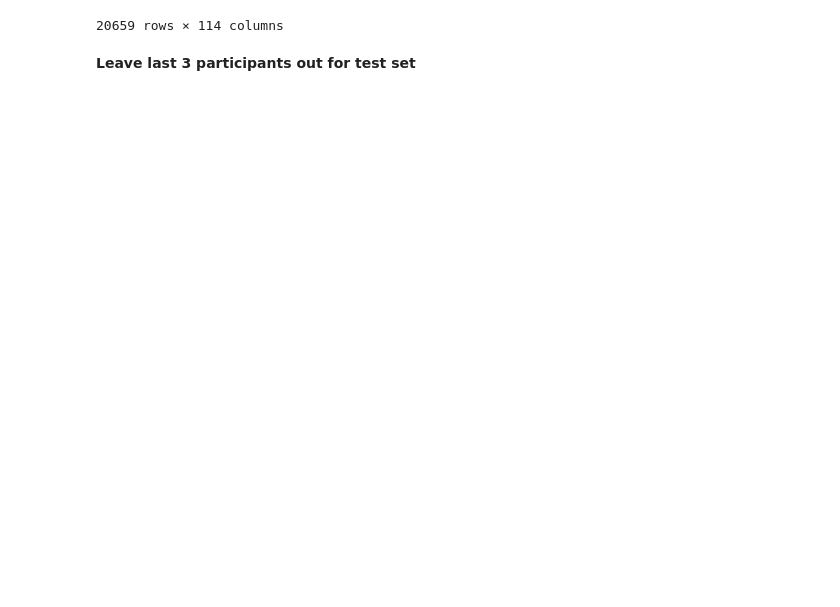
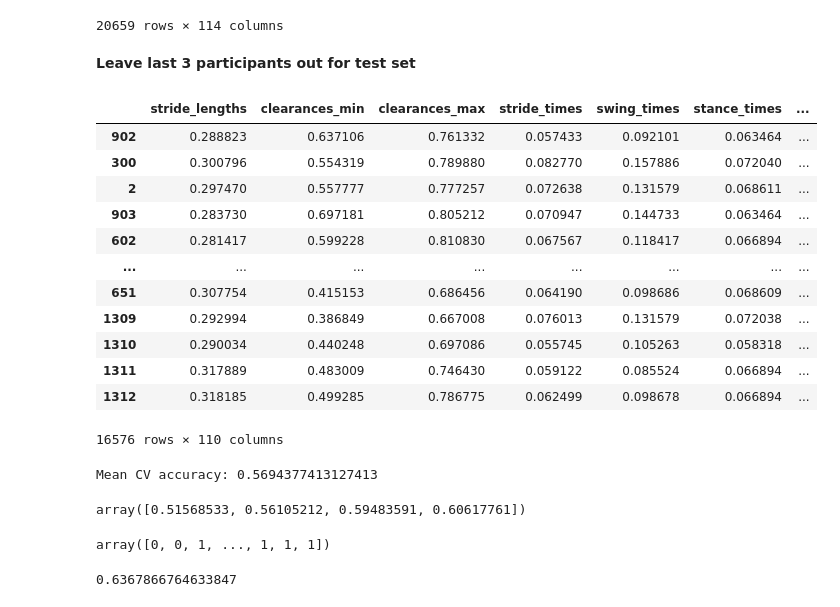
Before and after one commit to abhi-neelam/Fatigue-Detection, a Jupyter notebook: notebooks/study_replication/replication_globalised_ml.ipynb, the cells around one changed output. Drawn from its saved outputs; the diff is of its cells as text; code cells hidden in the pictures; blank space fills up the shorter version.

Commit message:
fail to replicate results from paper due to poor accuracy

```diff
--- a/notebooks/study_replication/replication_globalised_ml.ipynb
+++ b/notebooks/study_replication/replication_globalised_ml.ipynb
@@ -167,3 +169,43 @@ test_participant_ids = [15,17,18]
 
 train_df = merged_participant_df[(merged_participant_df['Participant'] != 15) & (merged_participant_df['Participant'] != 17) & (merged_participant_df['Participant'] != 18)]
 test_df = merged_participant_df[(merged_participant_df['Participant'] == 15) | (merged_participant_df['Participant'] == 17) | (merged_participant_df['Participant'] == 18)]
+# %%
+trainX = train_df.drop(columns=['stride_index', 'Participant', 'is_fatigue', 'is_right_foot'], axis=1)
+trainy = (train_df['is_fatigue'] == True)
+
+testX = test_df.drop(columns=['stride_index', 'Participant', 'is_fatigue', 'is_right_foot'], axis=1)
+testy = (test_df['is_fatigue'] == True)
+# %%
+trainX
+# %% [output]
+|  | stride_lengths | clearances_min | clearances_max | stride_times | swing_times | stance_times | ... |
+| 902 | 0.288823 | 0.637106 | 0.761332 | 0.057433 | 0.092101 | 0.063464 | ... |
+| 300 | 0.300796 | 0.554319 | 0.789880 | 0.082770 | 0.157886 | 0.072040 | ... |
+| 2 | 0.297470 | 0.557777 | 0.777257 | 0.072638 | 0.131579 | 0.068611 | ... |
+| 903 | 0.283730 | 0.697181 | 0.805212 | 0.070947 | 0.144733 | 0.063464 | ... |
+| 602 | 0.281417 | 0.599228 | 0.810830 | 0.067567 | 0.118417 | 0.066894 | ... |
+| ... | ... | ... | ... | ... | ... | ... | ... |
+| 651 | 0.307754 | 0.415153 | 0.686456 | 0.064190 | 0.098686 | 0.068609 | ... |
+| 1309 | 0.292994 | 0.386849 | 0.667008 | 0.076013 | 0.131579 | 0.072038 | ... |
+| 1310 | 0.290034 | 0.440248 | 0.697086 | 0.055745 | 0.105263 | 0.058318 | ... |
+| 1311 | 0.317889 | 0.483009 | 0.746430 | 0.059122 | 0.085524 | 0.066894 | ... |
+| 1312 | 0.318185 | 0.499285 | 0.786775 | 0.062499 | 0.098678 | 0.066894 | ... |
+16576 rows × 110 columns
+# %%
+xgb_model = XGBClassifier(n_jobs=-1, eval_metric='logloss')
+scores = cross_val_score(xgb_model, trainX, trainy, cv=4)
+xgb_model.fit(trainX, trainy)
+print("Mean CV accuracy:", scores.mean())
+scores
+# %% [output]
+Mean CV accuracy: 0.5694377413127413
+array([0.51568533, 0.56105212, 0.59483591, 0.60617761])
+# %%
+predicty = xgb_model.predict(testX)
+predicty
+# %% [output]
+array([0, 0, 1, ..., 1, 1, 1])
+# %%
+accuracy_score(np.array(testy), predicty)
+# %% [output]
+0.6367866764633847
```
Also changed, not shown: parts of 1 cell of this notebook.
